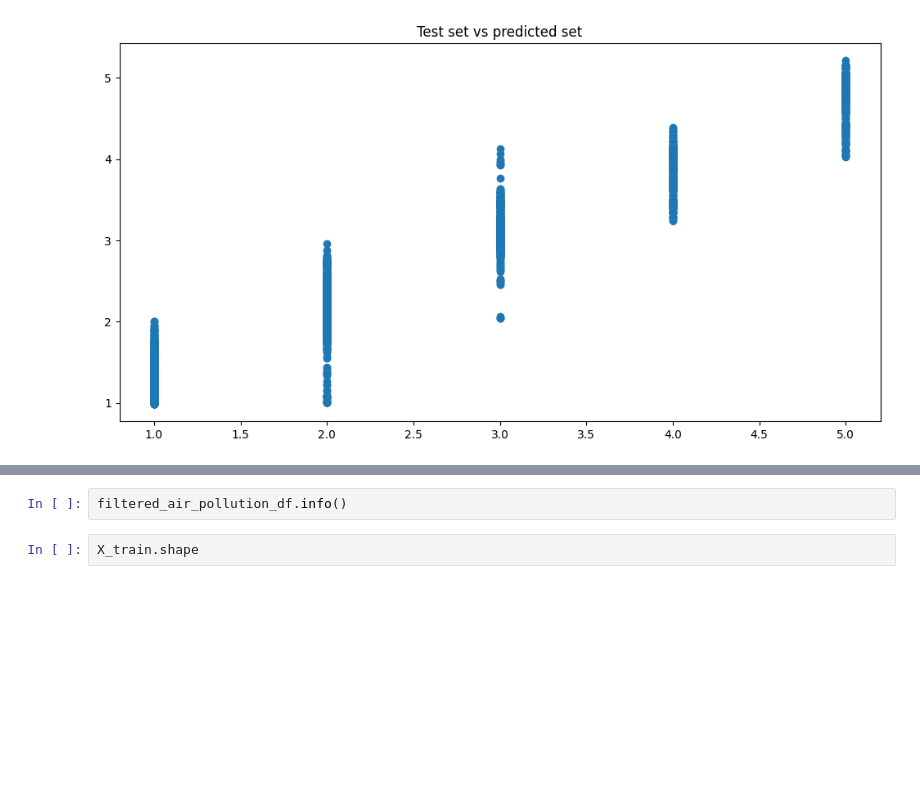
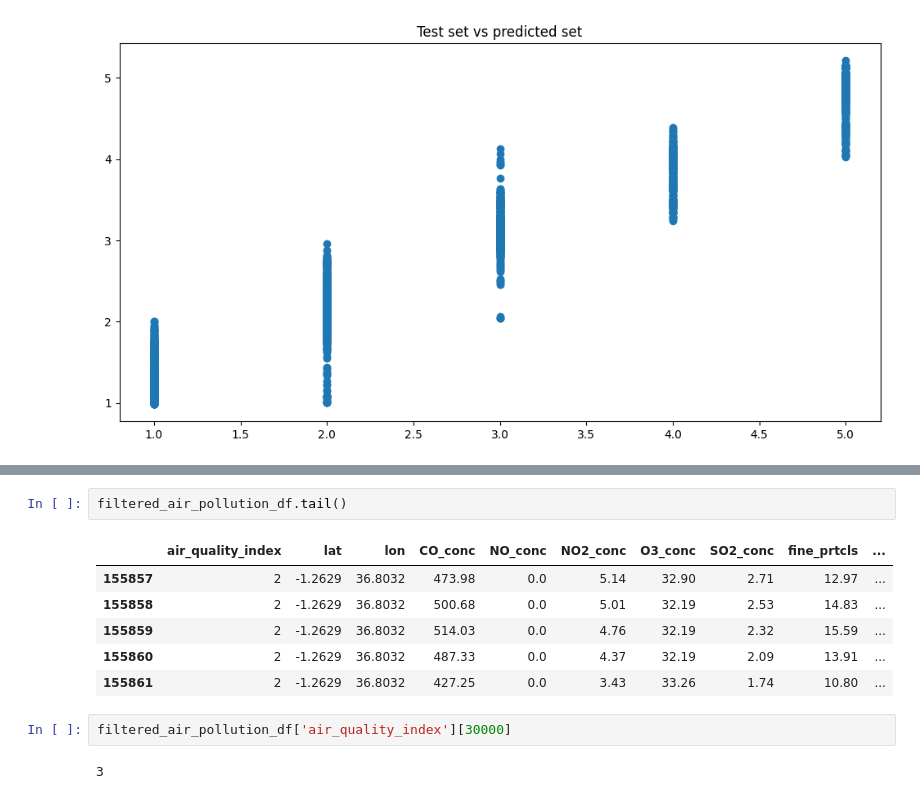
Before and after one commit to CleanAir-Quest/pollution-monitoring, a Jupyter notebook: pollution_data_nairobi.ipynb, the cells around one changed output, grey strips where cells are left out. Drawn from its saved outputs; the diff is of its cells as text; blank space fills up the shorter version.

```diff
--- a/pollution_data_nairobi.ipynb
+++ b/pollution_data_nairobi.ipynb
@@ -409,4 +420,13 @@ NameError: name 'scaller' is not defined
 # %%
-filtered_air_pollution_df.info()
+filtered_air_pollution_df.tail()
+# %% [output]
+|  | air_quality_index | lat | lon | CO_conc | NO_conc | NO2_conc | O3_conc | SO2_conc | fine_prtcls | ... |
+| 155857 | 2 | -1.2629 | 36.8032 | 473.98 | 0.0 | 5.14 | 32.90 | 2.71 | 12.97 | ... |
+| 155858 | 2 | -1.2629 | 36.8032 | 500.68 | 0.0 | 5.01 | 32.19 | 2.53 | 14.83 | ... |
+| 155859 | 2 | -1.2629 | 36.8032 | 514.03 | 0.0 | 4.76 | 32.19 | 2.32 | 15.59 | ... |
+| 155860 | 2 | -1.2629 | 36.8032 | 487.33 | 0.0 | 4.37 | 32.19 | 2.09 | 13.91 | ... |
+| 155861 | 2 | -1.2629 | 36.8032 | 427.25 | 0.0 | 3.43 | 33.26 | 1.74 | 10.80 | ... |
-# %%
-X_train.shape
+# %%
+filtered_air_pollution_df['air_quality_index'][30000]
+# %% [output]
+3
```
Also changed, not shown: parts of 5 cells of this notebook.
